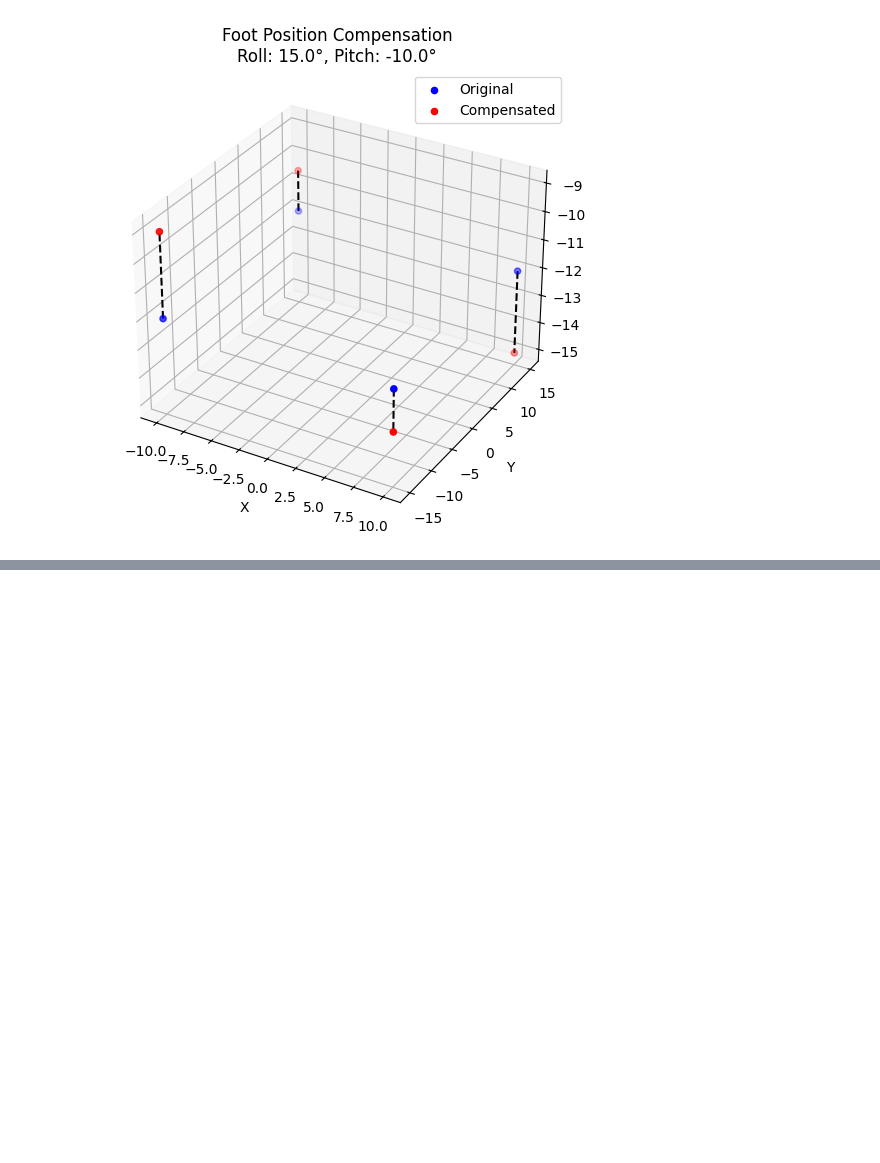
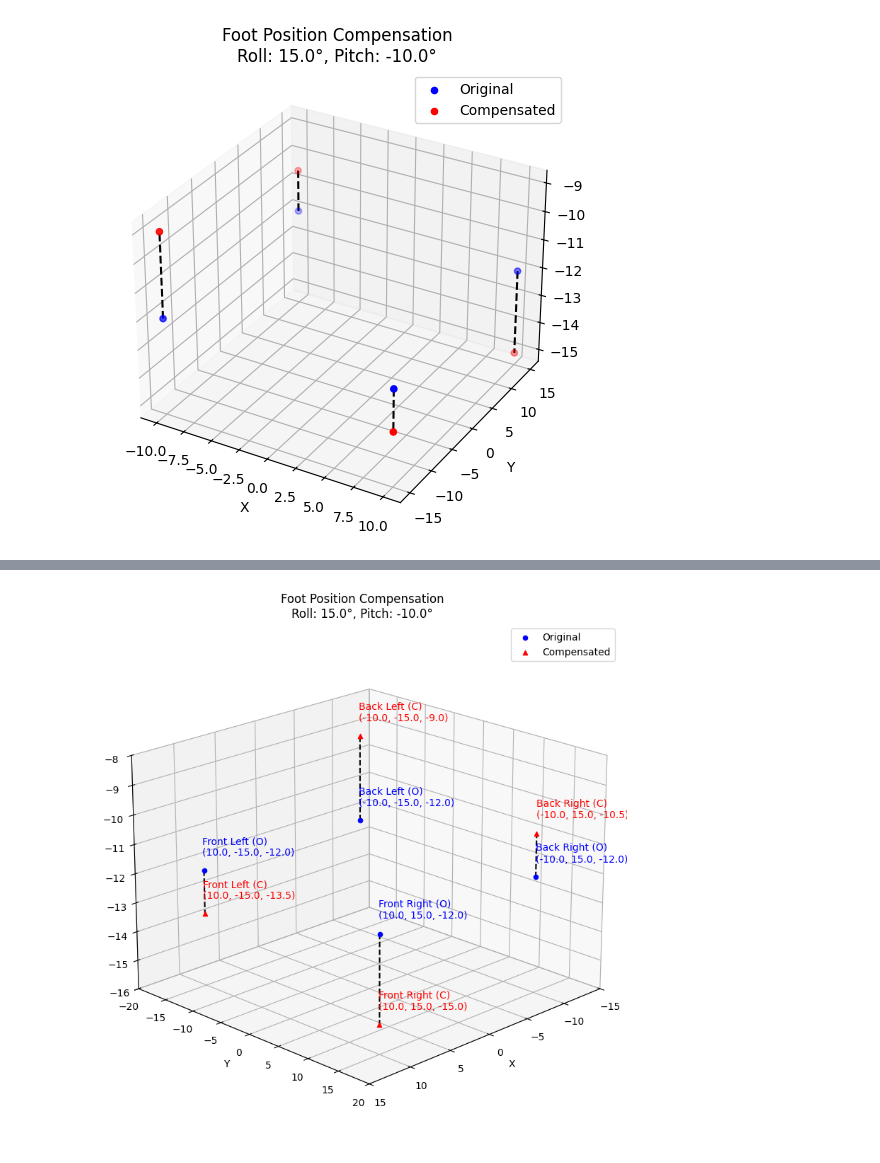
Before and after one commit to tjjd4/robotdog-movement, a Jupyter notebook: calculation/gyro_compensation.ipynb, the cells around one changed output, grey strips where cells are left out. Cells and saved outputs as stored; diff of their text form; code cells hidden in the pictures; blank space fills up the shorter version.

```diff
--- a/calculation/gyro_compensation.ipynb
+++ b/calculation/gyro_compensation.ipynb
@@ -113,0 +199,47 @@ plt.show()
+# %%
+# === Apply gyro compensation ===
+roll_angle = 15.0
+pitch_angle = -10.0
+compensated = compensate_foot_positions_by_gyro(original_positions, roll=roll_angle, pitch=pitch_angle)
+
+# === Plotting ===
+fig = plt.figure(figsize=(12, 8))
+ax = fig.add_subplot(111, projection='3d')
+
+# Set custom axis limits and view angle
+ax.set_xlim(-15, 15)
+ax.set_ylim(-20, 20)
+ax.set_zlim(-16, -8)
+ax.view_init(elev=20, azim=45)
+
+# Leg labels
+labels = ['Front Left', 'Front Right', 'Back Left', 'Back Right']
+offset = 0.6
+
+# Plot all four legs
+for i in range(4):
+    ox, oy, oz = original_positions[:, i]
+    cx, cy, cz = compensated[:, i]
+
+    # Plot original and compensated points
+    ax.scatter(ox, oy, oz, color='blue', marker='o', label='Original' if i == 0 else "")
+    ax.scatter(cx, cy, cz, color='red', marker='^', label='Compensated' if i == 0 else "")
+
+    # Connect with a dashed line
+    ax.plot([ox, cx], [oy, cy], [oz, cz], 'k--')
+
+    # Label with coordinates
+    ax.text(ox + offset, oy + offset, oz + offset, f"{labels[i]} (O)\n({ox:.1f}, {oy:.1f}, {oz:.1f})", color='blue')
+    ax.text(cx + offset, cy + offset, cz + offset, f"{labels[i]} (C)\n({cx:.1f}, {cy:.1f}, {cz:.1f})", color='red')
+
+# Final decorations
+ax.set_title(f"Foot Position Compensation\nRoll: {roll_angle}°, Pitch: {pitch_angle}°")
+ax.set_xlabel("X")
+ax.set_ylabel("Y")
+ax.set_zlabel("Z")
+ax.legend()
+ax.grid(True)
+plt.tight_layout()
+plt.show()
+# %% [output]
+[figure, added]
```
Also changed, not shown: parts of 2 cells of this notebook.
